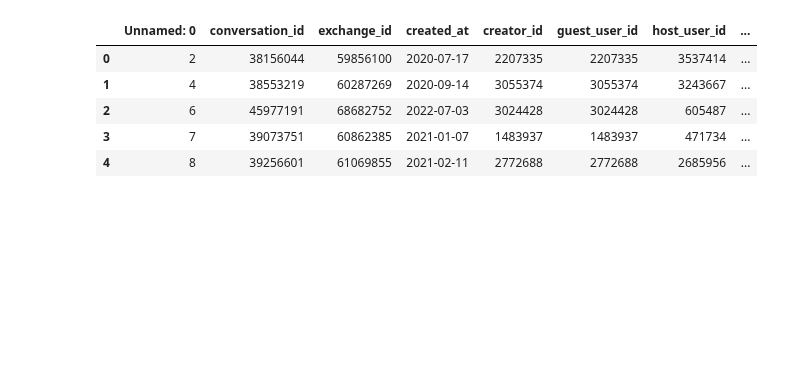
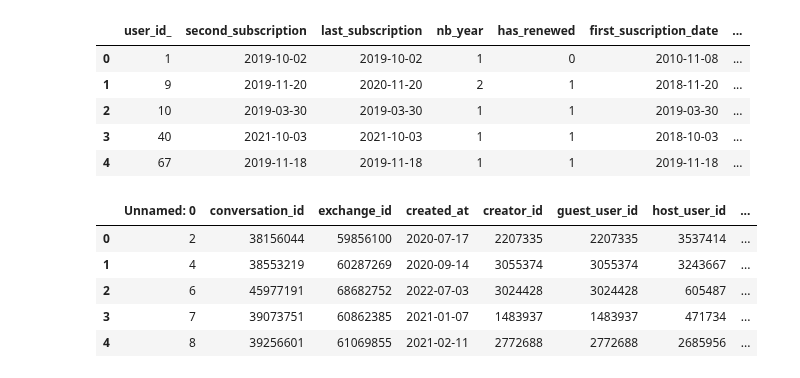
Before and after one commit to Lorenadn/HomeExchange, a Jupyter notebook: notebooks/Subscriptions-Exchanges-Merge.ipynb, the cells around one changed output. Cells and saved outputs as stored; diff of their text form; code cells hidden in the pictures; blank space fills up the shorter version.

```diff
--- a/notebooks/Subscriptions-Exchanges-Merge.ipynb
+++ b/notebooks/Subscriptions-Exchanges-Merge.ipynb
@@ -28,6 +28,15 @@ sub["first_suscription_date"] = pd.to_datetime(sub["first_suscription_date"])
 # %%
 sub["abscence_year"] = sub["second_subscription"] - sub["first_suscription_date"]
 sub['abscence_year'] = pd.to_numeric(sub['abscence_year'].dt.days, downcast='integer')
+# %%
+sub.head()
+# %% [output]
+|  | user_id_ | second_subscription | last_subscription | nb_year | has_renewed | first_suscription_date | ... |
+| 0 | 1 | 2019-10-02 | 2019-10-02 | 1 | 0 | 2010-11-08 | ... |
+| 1 | 9 | 2019-11-20 | 2020-11-20 | 2 | 1 | 2018-11-20 | ... |
+| 2 | 10 | 2019-03-30 | 2019-03-30 | 1 | 1 | 2019-03-30 | ... |
+| 3 | 40 | 2021-10-03 | 2021-10-03 | 1 | 1 | 2018-10-03 | ... |
+| 4 | 67 | 2019-11-18 | 2019-11-18 | 1 | 1 | 2019-11-18 | ... |
 # %%
 exc = pd.read_csv(r"C:\Users\imane\OneDrive\Desktop\home_exchange\HomeExchange\data\exchanges_clean_final.csv")
 exc.head()
```
Also changed, not shown: parts of 1 cell of this notebook.
